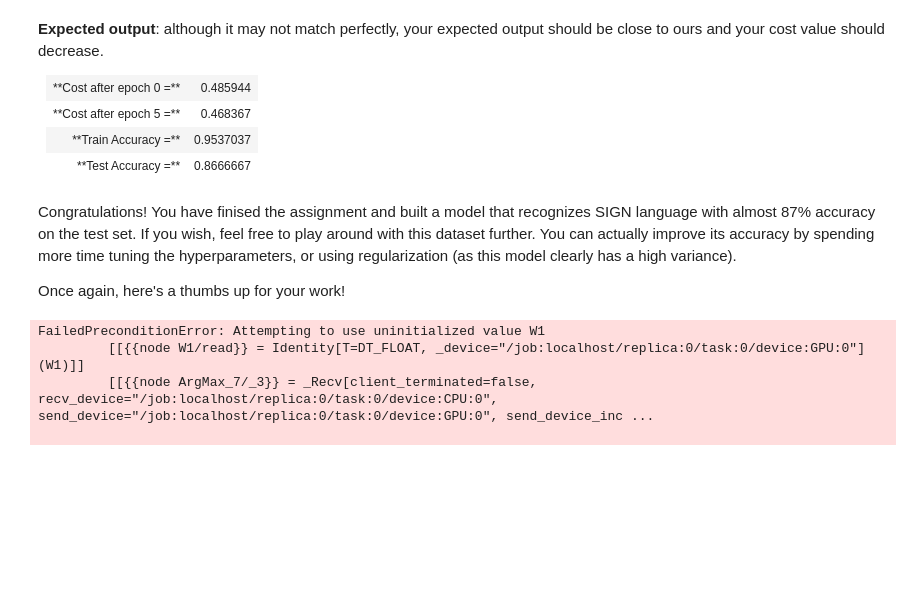
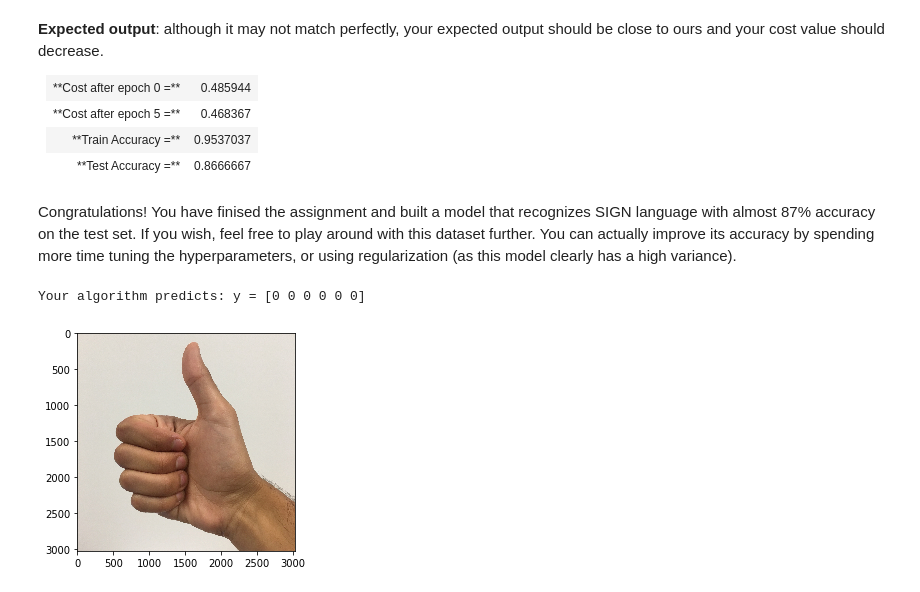
Before and after one commit to pedro-abundio-wang/deep-learning, a Jupyter notebook: 4 convolutional-neural-networks/1 foundations-of-convolutional-neural-networks/2 convolutional-model-application.ipynb, the cells around one changed output. Drawn from its saved outputs; the diff is of its cells as text; code cells hidden in the pictures; blank space fills up the shorter version.

```diff
--- a/4 convolutional-neural-networks/1 foundations-of-convolutional-neural-networks/2 convolutional-model-application.ipynb
+++ b/4 convolutional-neural-networks/1 foundations-of-convolutional-neural-networks/2 convolutional-model-application.ipynb
@@ -552,27 +552,23 @@ Test Accuracy: 0.8666667
 </table>
 # %% [markdown]
 Congratulations! You have finised the assignment and built a model that recognizes SIGN language with almost 87% accuracy on the test set. If you wish, feel free to play around with this dataset further. You can actually improve its accuracy by spending more time tuning the hyperparameters, or using regularization (as this model clearly has a high variance).
-
-Once again, here's a thumbs up for your work!
 # %%
 import scipy
 from PIL import Image
 from scipy import ndimage
 
 ## START CODE HERE ## (PUT YOUR IMAGE NAME)
 my_image = "thumbs_up.jpg"
 ## END CODE HERE ##
 
 # We preprocess your image to fit your algorithm.
 fname = "images/" + my_image
 image = np.array(plt.imread(fname))
 my_image = np.array(Image.fromarray(image).resize(size=(64,64))).reshape((1,64,64,3))
 my_image_prediction = predict(my_image, parameters)
 
-# plt.imshow(image)
+plt.imshow(image)
 print("Your algorithm predicts: y = " + str(np.squeeze(my_image_prediction)))
 # %% [output]
-FailedPreconditionError: Attempting to use uninitialized value W1
-         [[{{node W1/read}} = Identity[T=DT_FLOAT, _device="/job:localhost/replica:0/task:0/device:GPU:0"](W1)]]
-         [[{{node ArgMax_7/_3}} = _Recv[client_terminated=false, recv_device="/job:localhost/replica:0/task:0/device:CPU:0", send_device="/job:localhost/replica:0/task:0/device:GPU:0", send_device_inc ...
-
+Your algorithm predicts: y = [0 0 0 0 0 0]
+[figure, added]
```
Also changed, not shown: parts of 5 cells of this notebook, 2 other files.
